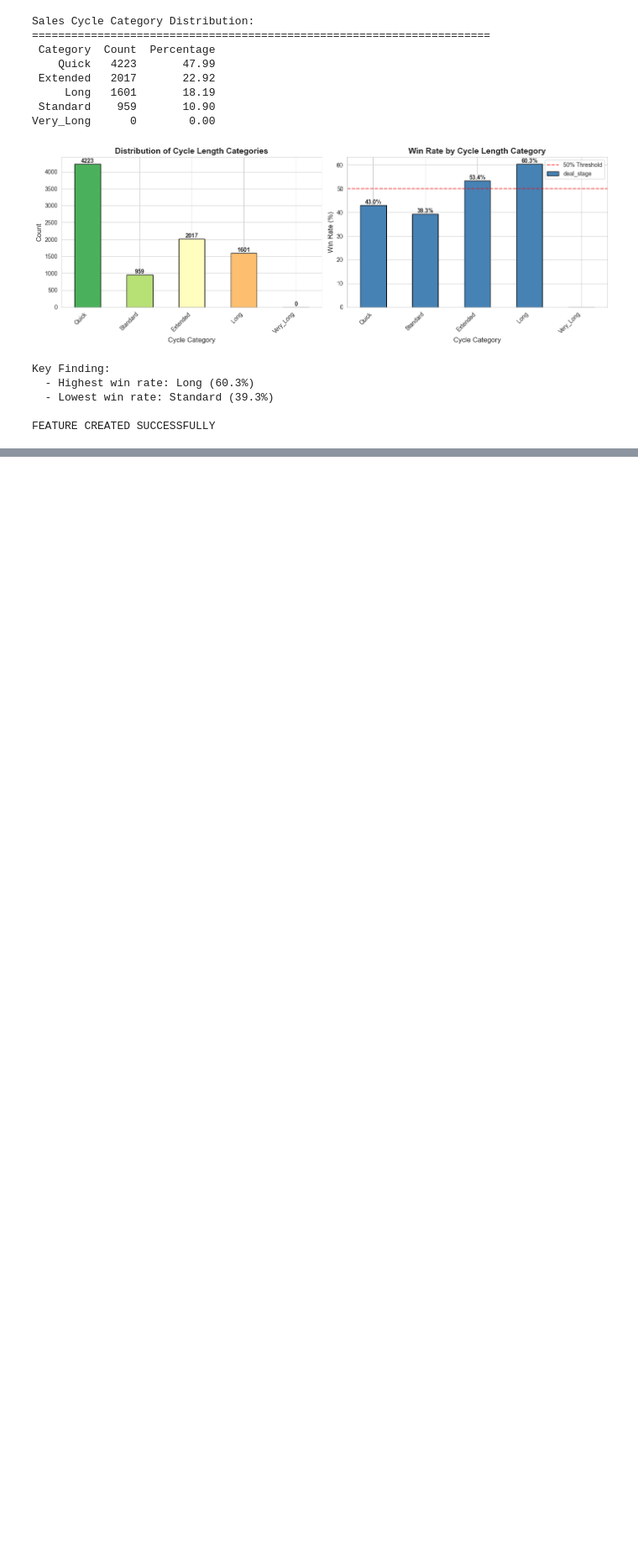
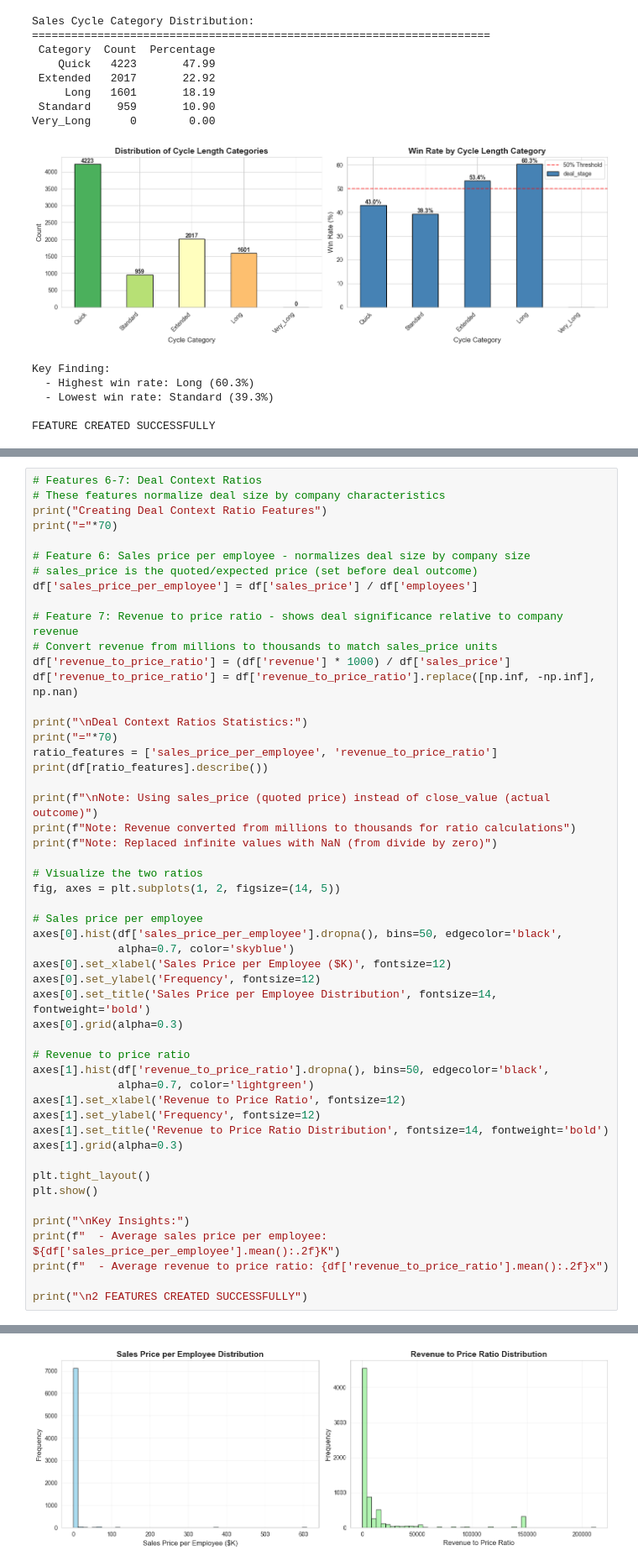
Before and after one commit to Pawan-Bhandari-1164198/1164198, a Jupyter notebook: assignment-3.ipynb, the cells around one changed output, grey strips where cells are left out. Shown at 84% size. Cells and saved outputs as stored; diff of their text form; blank space fills up the shorter version.

```diff
--- a/assignment-3.ipynb
+++ b/assignment-3.ipynb
@@ -616,0 +759,52 @@ A total of 10 features were created based on time based properties. The followin
+# %%
+# Features 6-7: Deal Context Ratios
+# These features normalize deal size by company characteristics
+print("Creating Deal Context Ratio Features")
+print("="*70)
+
+# Feature 6: Sales price per employee - normalizes deal size by company size
+# sales_price is the quoted/expected price (set before deal outcome)
+df['sales_price_per_employee'] = df['sales_price'] / df['employees']
+
+# Feature 7: Revenue to price ratio - shows deal significance relative to company revenue
+# Convert revenue from millions to thousands to match sales_price units
+df['revenue_to_price_ratio'] = (df['revenue'] * 1000) / df['sales_price']
+df['revenue_to_price_ratio'] = df['revenue_to_price_ratio'].replace([np.inf, -np.inf], np.nan)
+
+print("\nDeal Context Ratios Statistics:")
+print("="*70)
+ratio_features = ['sales_price_per_employee', 'revenue_to_price_ratio']
+print(df[ratio_features].describe())
+
+print(f"\nNote: Using sales_price (quoted price) instead of close_value (actual outcome)")
+print(f"Note: Revenue converted from millions to thousands for ratio calculations")
+print(f"Note: Replaced infinite values with NaN (from divide by zero)")
+
+# Visualize the two ratios
+fig, axes = plt.subplots(1, 2, figsize=(14, 5))
+
+# Sales price per employee
+axes[0].hist(df['sales_price_per_employee'].dropna(), bins=50, edgecolor='black',
+             alpha=0.7, color='skyblue')
+axes[0].set_xlabel('Sales Price per Employee ($K)', fontsize=12)
+axes[0].set_ylabel('Frequency', fontsize=12)
+axes[0].set_title('Sales Price per Employee Distribution', fontsize=14, fontweight='bold')
+axes[0].grid(alpha=0.3)
+
+# Revenue to price ratio
+axes[1].hist(df['revenue_to_price_ratio'].dropna(), bins=50, edgecolor='black',
+             alpha=0.7, color='lightgreen')
+axes[1].set_xlabel('Revenue to Price Ratio', fontsize=12)
+axes[1].set_ylabel('Frequency', fontsize=12)
+axes[1].set_title('Revenue to Price Ratio Distribution', fontsize=14, fontweight='bold')
+axes[1].grid(alpha=0.3)
+
+plt.tight_layout()
+plt.show()
+
+print("\nKey Insights:")
+print(f"  - Average sales price per employee: ${df['sales_price_per_employee'].mean():.2f}K")
+print(f"  - Average revenue to price ratio: {df['revenue_to_price_ratio'].mean():.2f}x")
+
+print("\n2 FEATURES CREATED SUCCESSFULLY")
+# %% [output]
@@ -616,0 +829 @@ A total of 10 features were created based on time based properties. The followin
+[figure, added]
```
Also changed, not shown: parts of 16 cells of this notebook.
